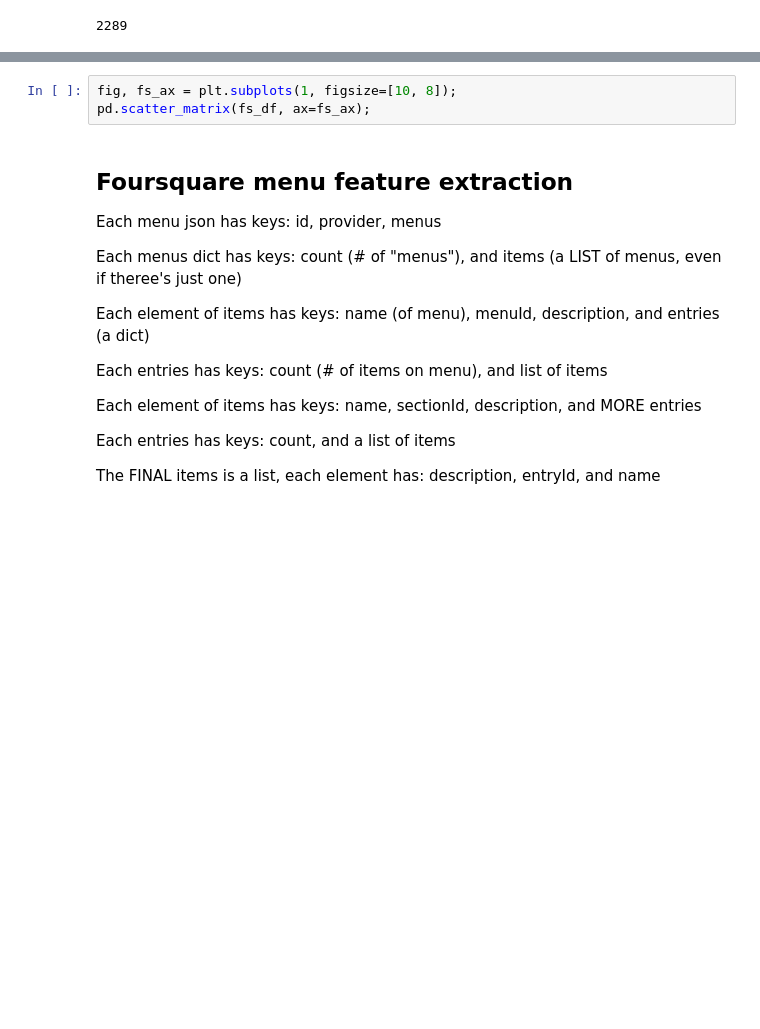
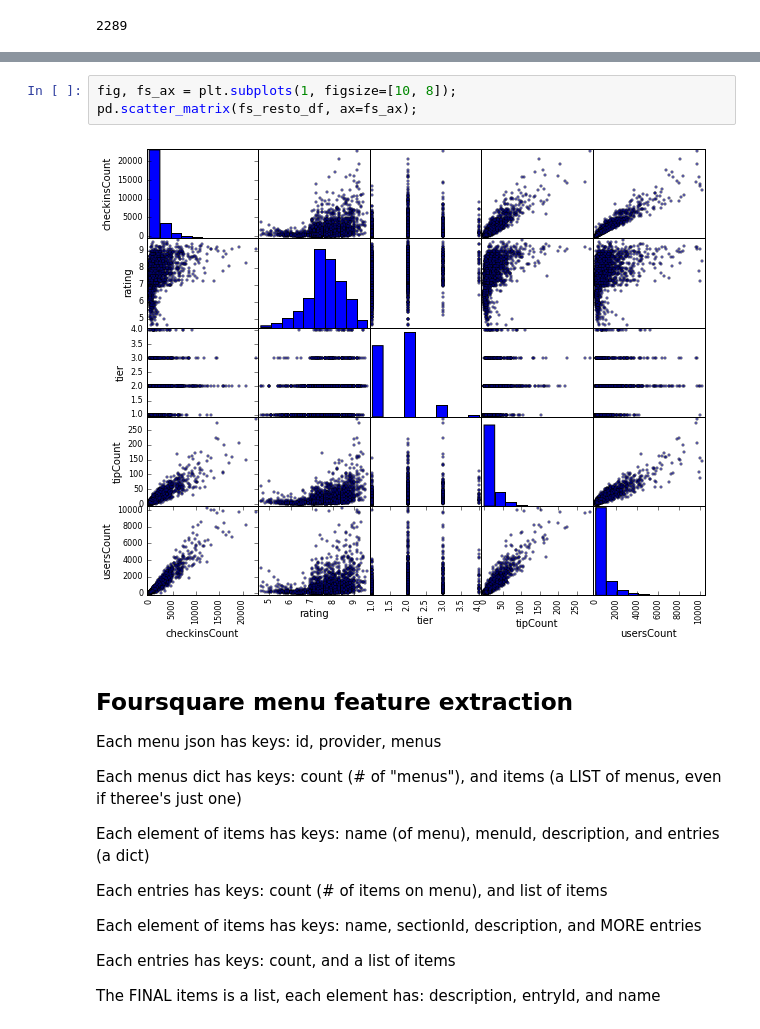
Before and after one commit to map222/Kibbeh, a Jupyter notebook: notebooks/ML working notebook.ipynb, the cells around one changed output, grey strips where cells are left out. Cells and saved outputs as stored; diff of their text form; blank space fills up the shorter version.

```diff
--- a/notebooks/ML working notebook.ipynb
+++ b/notebooks/ML working notebook.ipynb
@@ -100,7 +100,9 @@ fs_resto_df.head(3)
 | Popeyes Louisiana Kitchen | Fried Chicken | 470 | 4aeb5ad8f964a52050c121e3 | 2538749740 | 8.1 | 1 | 8 | 287 |
 # %%
 fig, fs_ax = plt.subplots(1, figsize=[10, 8]);
-pd.scatter_matrix(fs_df, ax=fs_ax);
+pd.scatter_matrix(fs_resto_df, ax=fs_ax);
+# %% [output]
+[figure, added]
 # %% [markdown]
 ## Foursquare menu feature extraction
 Each menu json has keys: id, provider, menus
```
Also changed, not shown: parts of 1 cell of this notebook, 1 other file.
